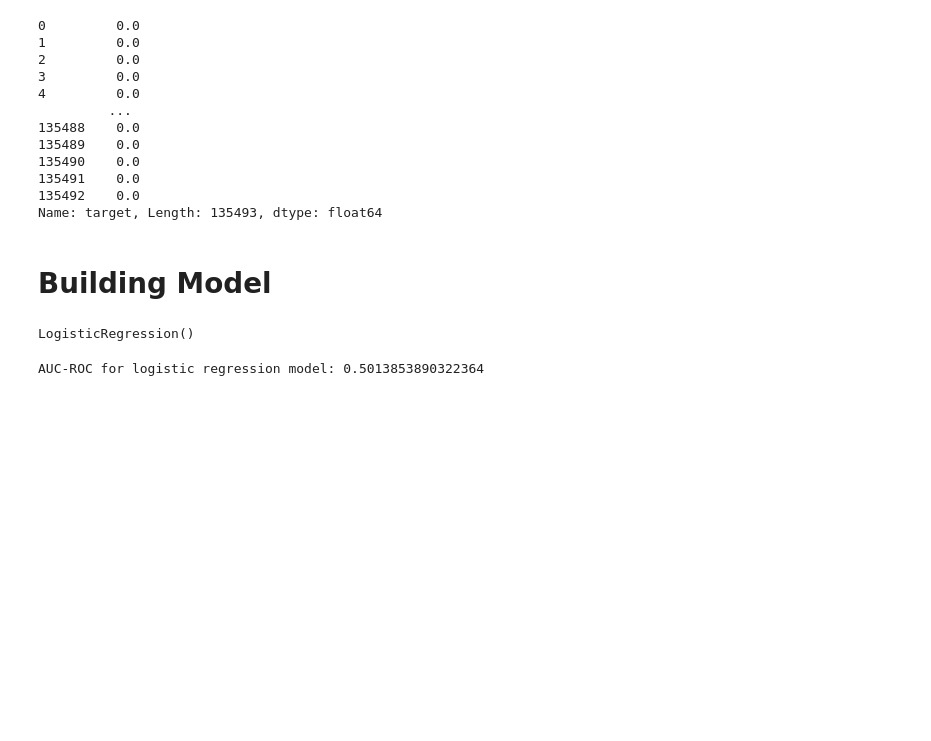
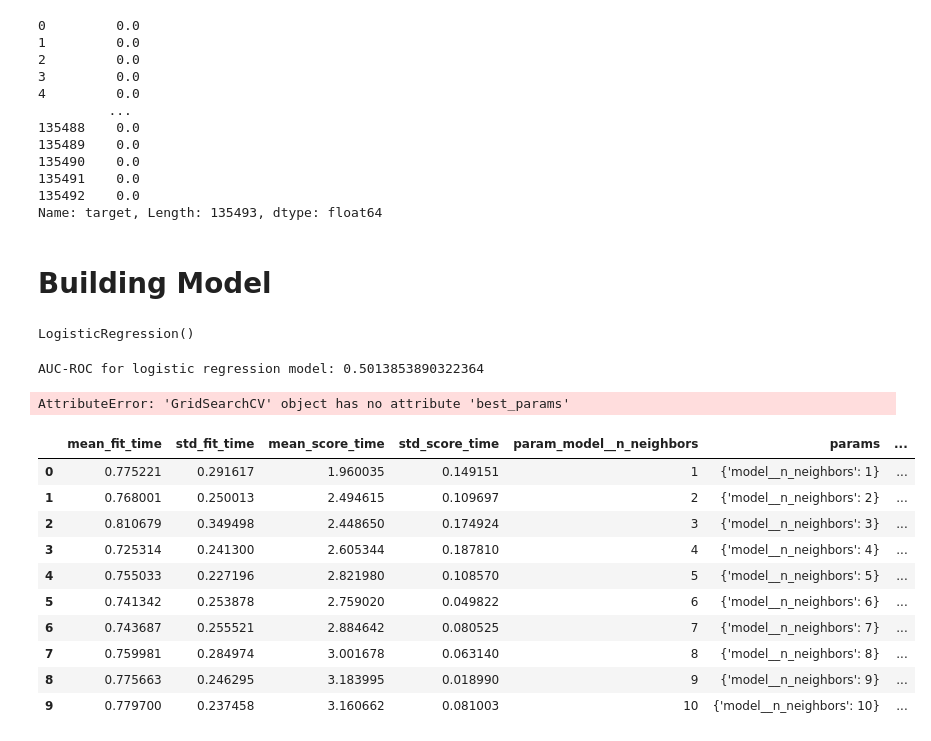
Before and after one commit to ladiposamuel/Fraud-Detection-in-Electricity-and-Gas-Consumption-Challenge, a Jupyter notebook: ML model.ipynb, the cells around one changed output. Cells and saved outputs as stored; diff of their text form; code cells hidden in the pictures; blank space fills up the shorter version.

```diff
--- a/ML model.ipynb
+++ b/ML model.ipynb
@@ -347,0 +346,28 @@ knn_model
+# %%
+# model 2: KNN model using a grid search
+pipe = Pipeline([
+    ("scale", StandardScaler()),
+    ("model", KNeighborsClassifier()),
+])
+
+knn_model = GridSearchCV(estimator=pipe,
+                         param_grid={'model__n_neighbors' : [1, 2, 3 , 4, 5, 6, 7, 8, 9, 10]},
+                         cv=3)
+# %%
+knn_model.fit(X_train, y_train)
+# %% [output]
+AttributeError: 'GridSearchCV' object has no attribute 'best_params'
+# %%
+pd.DataFrame(knn_model.cv_results_)
+# %% [output]
+|  | mean_fit_time | std_fit_time | mean_score_time | std_score_time | param_model__n_neighbors | params | ... |
+| 0 | 0.775221 | 0.291617 | 1.960035 | 0.149151 | 1 | {'model__n_neighbors': 1} | ... |
+| 1 | 0.768001 | 0.250013 | 2.494615 | 0.109697 | 2 | {'model__n_neighbors': 2} | ... |
+| 2 | 0.810679 | 0.349498 | 2.448650 | 0.174924 | 3 | {'model__n_neighbors': 3} | ... |
+| 3 | 0.725314 | 0.241300 | 2.605344 | 0.187810 | 4 | {'model__n_neighbors': 4} | ... |
+| 4 | 0.755033 | 0.227196 | 2.821980 | 0.108570 | 5 | {'model__n_neighbors': 5} | ... |
+| 5 | 0.741342 | 0.253878 | 2.759020 | 0.049822 | 6 | {'model__n_neighbors': 6} | ... |
+| 6 | 0.743687 | 0.255521 | 2.884642 | 0.080525 | 7 | {'model__n_neighbors': 7} | ... |
+| 7 | 0.759981 | 0.284974 | 3.001678 | 0.063140 | 8 | {'model__n_neighbors': 8} | ... |
+| 8 | 0.775663 | 0.246295 | 3.183995 | 0.018990 | 9 | {'model__n_neighbors': 9} | ... |
+| 9 | 0.779700 | 0.237458 | 3.160662 | 0.081003 | 10 | {'model__n_neighbors': 10} | ... |
```
Also changed, not shown: parts of 10 cells of this notebook.
